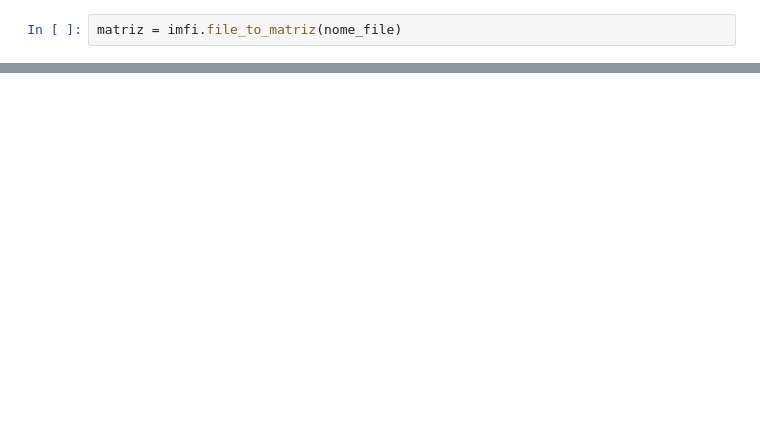
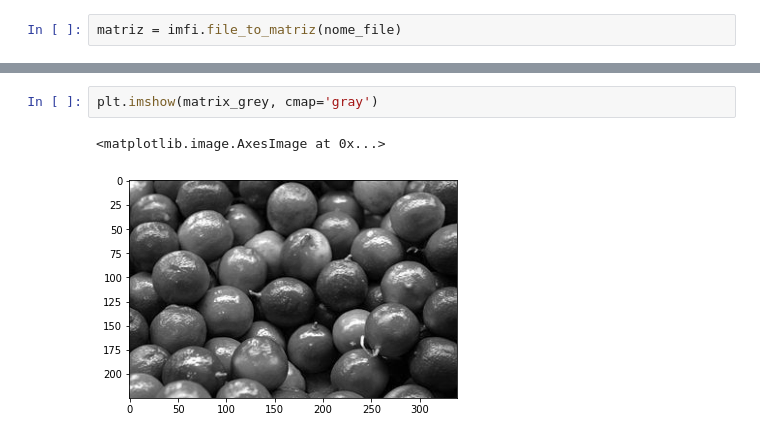
Before and after one commit to viniciusdenovaes/Unip212PI, a Jupyter notebook: prototipos/Aula02_operacao_cinza.ipynb, the cells around one changed output, grey strips where cells are left out. Drawn from its saved outputs; the diff is of its cells as text; blank space fills up the shorter version.

```diff
--- a/prototipos/Aula02_operacao_cinza.ipynb
+++ b/prototipos/Aula02_operacao_cinza.ipynb
@@ -30,0 +62,5 @@ array([[0., 0., 0.],
+# %%
+plt.imshow(matrix_grey, cmap='gray')
+# %% [output]
+<matplotlib.image.AxesImage at 0x...>
+[figure, added]
```
Also changed, not shown: parts of 9 cells of this notebook, 22 other files.
